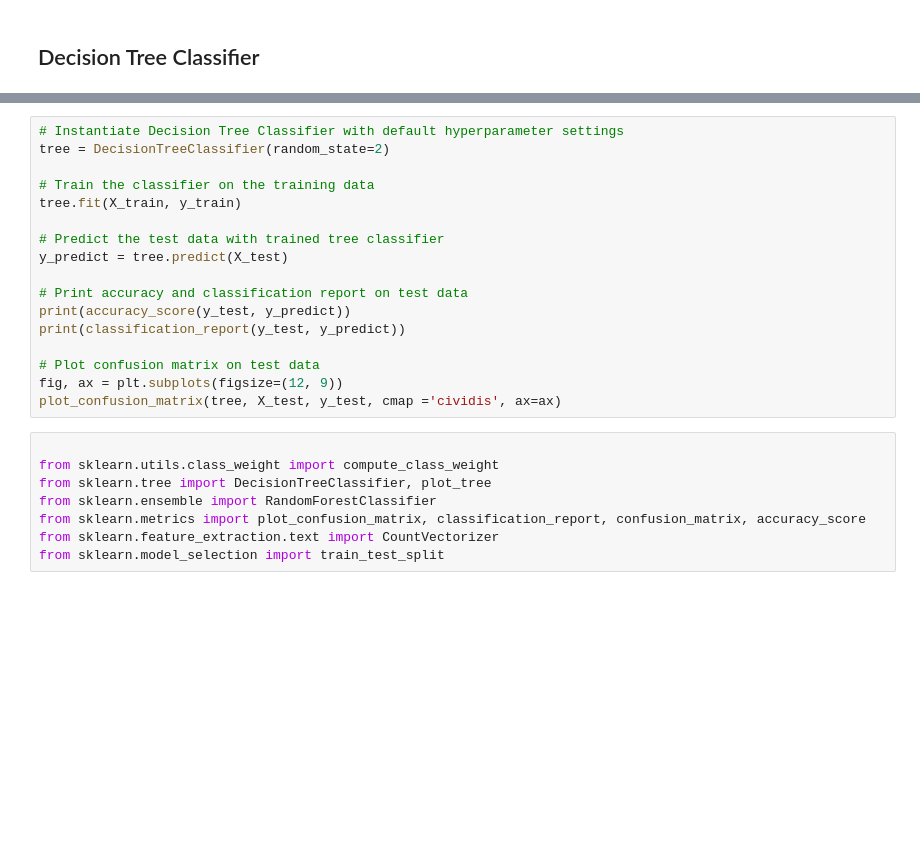
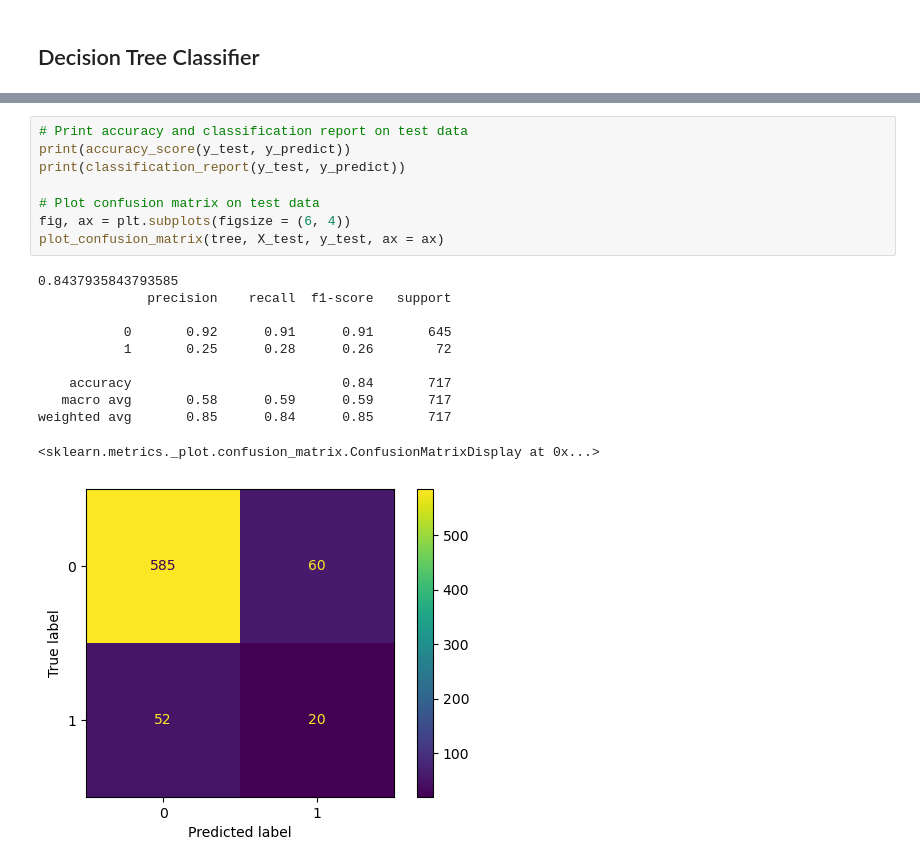
Before and after one commit to tugceturkkal/Data-Projects, a Jupyter notebook: Response to Marketing Campaign.ipynb, the cells around one changed output, grey strips where cells are left out. Saved outputs shown, nothing was run; the diff lists cells and outputs as text; blank space fills up the shorter version.

```diff
--- a/Response to Marketing Campaign.ipynb
+++ b/Response to Marketing Campaign.ipynb
@@ -371,25 +357,20 @@ ValueError: could not convert string to float: 'may'
 # %%
-# Instantiate Decision Tree Classifier with default hyperparameter settings
-tree = DecisionTreeClassifier(random_state=2)
-
-# Train the classifier on the training data
-tree.fit(X_train, y_train)
-
-# Predict the test data with trained tree classifier
-y_predict = tree.predict(X_test)
-
 # Print accuracy and classification report on test data
 print(accuracy_score(y_test, y_predict))
 print(classification_report(y_test, y_predict))
 
 # Plot confusion matrix on test data
-fig, ax = plt.subplots(figsize=(12, 9))
-plot_confusion_matrix(tree, X_test, y_test, cmap ='cividis', ax=ax)
+fig, ax = plt.subplots(figsize = (6, 4))
+plot_confusion_matrix(tree, X_test, y_test, ax = ax)
+# %% [output]
+0.8437935843793585
+              precision    recall  f1-score   support
+
+           0       0.92      0.91      0.91       645
+           1       0.25      0.28      0.26        72
+
+    accuracy                           0.84       717
+   macro avg       0.58      0.59      0.59       717
+weighted avg       0.85      0.84      0.85       717
+<sklearn.metrics._plot.confusion_matrix.ConfusionMatrixDisplay at 0x...>
+[figure, added]
-# %%
-
-from sklearn.utils.class_weight import compute_class_weight
-from sklearn.tree import DecisionTreeClassifier, plot_tree
-from sklearn.ensemble import RandomForestClassifier
-from sklearn.metrics import plot_confusion_matrix, classification_report, confusion_matrix, accuracy_score
-from sklearn.feature_extraction.text import CountVectorizer
-from sklearn.model_selection import train_test_split
```
Also changed, not shown: parts of 10 cells of this notebook.
